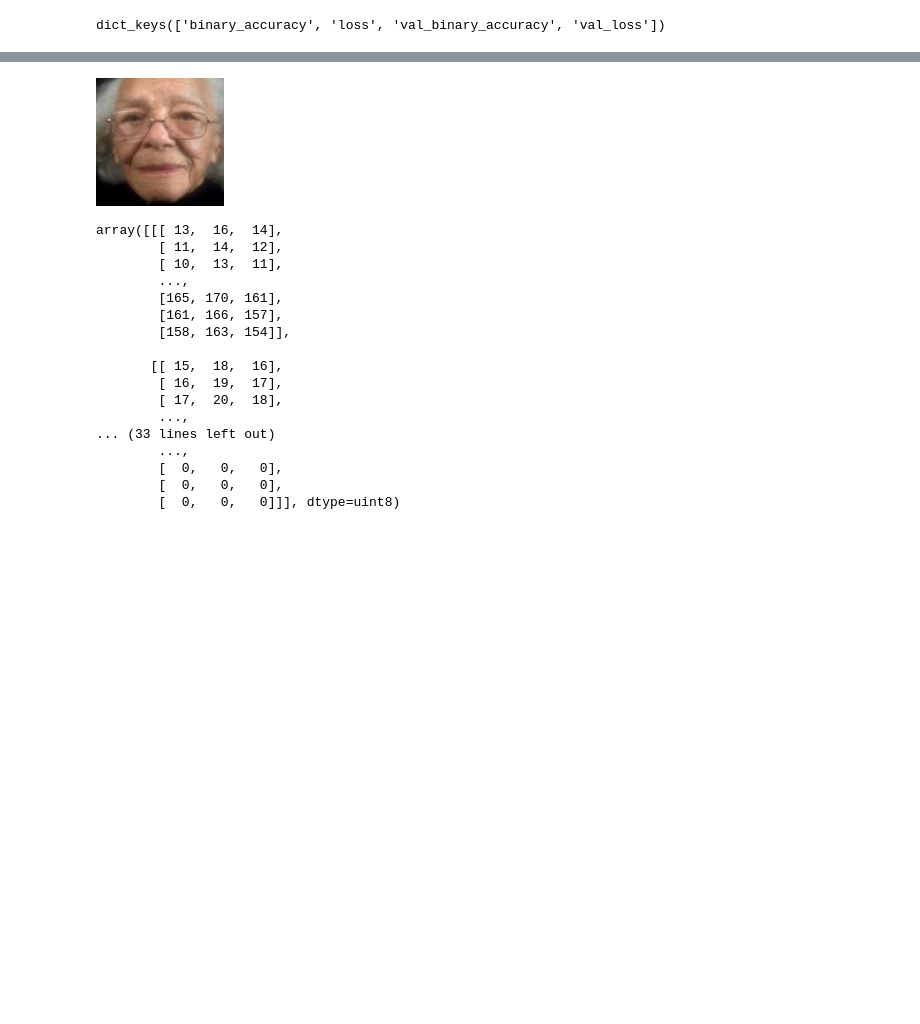
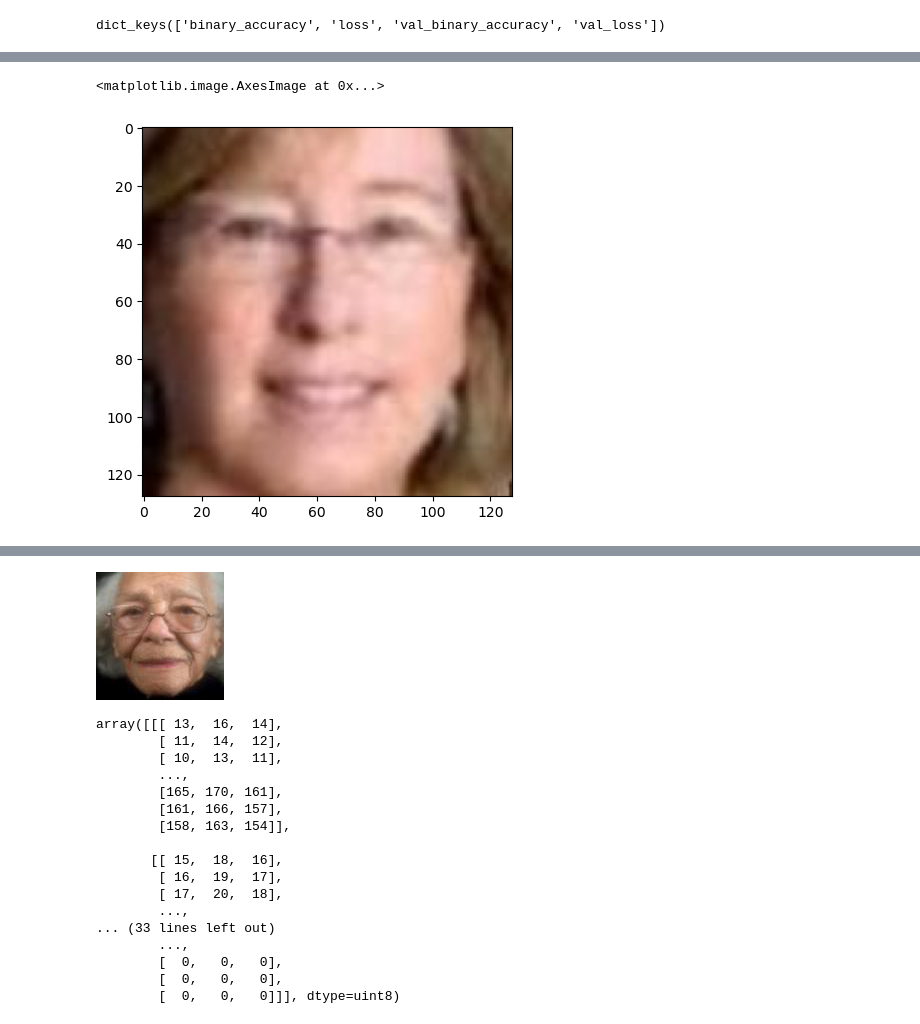
Before and after one commit to shekharbiswas/Multi-CNN, a Jupyter notebook: test.ipynb, the cells around one changed output, grey strips where cells are left out. Drawn from its saved outputs; the diff is of its cells as text; code cells hidden in the pictures; blank space fills up the shorter version.

```diff
--- a/test.ipynb
+++ b/test.ipynb
@@ -259,0 +234,11 @@ Text(0.5, 1.0, 'Train - Accuracy')
+# %%
+# how to check train / test data
+
+cv2.imwrite('color_img.jpg', test_data[3])
+img = cv2.imread("color_img.jpg")
+img = cv2.cvtColor(img, cv2.COLOR_BGR2RGB)
+
+plt.imshow(img)
+# %% [output]
+<matplotlib.image.AxesImage at 0x...>
+[figure, added]
```
Also changed, not shown: parts of 17 cells of this notebook, 1 other file.
